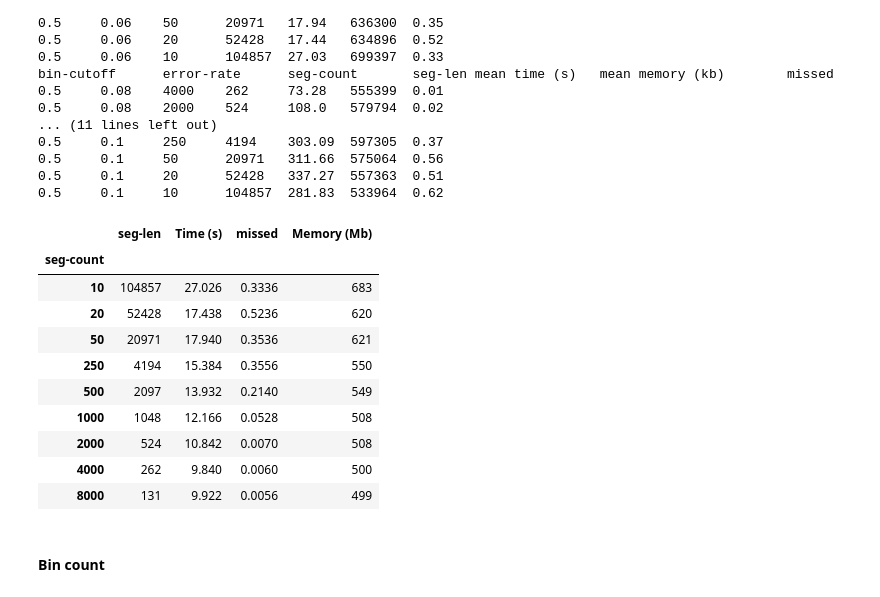
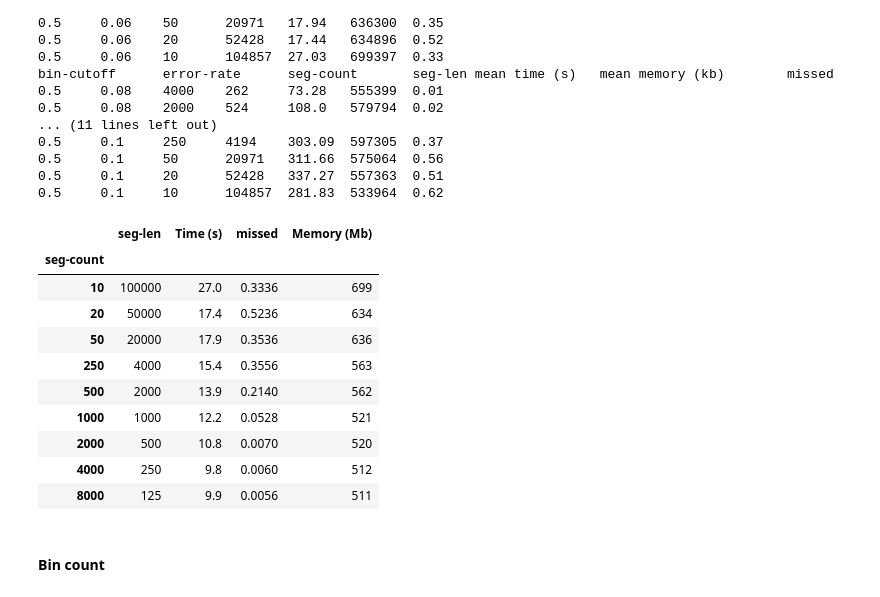
Before and after one commit to eaasna/DREAM-stellar-benchmark, a Jupyter notebook: work-python/markov/Distribution granularity.ipynb, the cells around one changed output. Saved outputs shown, nothing was run; the diff lists cells and outputs as text; code cells hidden in the pictures.

```diff
--- a/work-python/markov/Distribution granularity.ipynb
+++ b/work-python/markov/Distribution granularity.ipynb
@@ -136,2 +229,6 @@ df.head()
 # %% [markdown]
 #### Cart parameters
+# %%
+ref_size = "10Mb_equal"
+df = get_no_time_df(ref_size + "/cart_params_test/full_params.log")
+df.head()
@@ -142,16 +259,15 @@ io = df[df["exec-path"] == "build_io"].copy()
 io.drop(["adapt_cutoff", "errors", "exec-path", "seg-count", "error-rate"], axis = 1, inplace = True)
 # %%
 data = build.copy()
-#data = data[data["cart-max-capacity"] > 1]
-data["memory-model"] = (data["Memory (kb)"] * 1024 - (ibf_size + 2 * database_size + query_size)).astype(int)
+data["memory-model"] = (data["Memory (kb)"] * 1000 - (ibf_size + 2 * database_size + query_size)).astype(int)
 
 seg_len = query_size / df["seg-count"].iloc[0] + min_len
 kmers_per_segment = int(seg_len - window_size + 1)
 print("kmers_per_segment\t" + str(kmers_per_segment))
 bytes_per_kmer = 8
 data["max-kmer-indexes-size"] = (data["threads"] * data["cart-max-capacity"] * kmers_per_segment * bytes_per_kmer).astype(int)
-data["kmer-indexes-frac"] = np.round(data["max-kmer-indexes-size"] / (data["Memory (kb)"] * 1024), 2)
+data["kmer-indexes-frac"] = np.round(data["max-kmer-indexes-size"] / (data["Memory (kb)"] * 1000), 2)
 data["memory-model"] = np.round(data["memory-model"] - data["max-kmer-indexes-size"])
-data["memory-model-error (%)"] = np.round((data["memory-model"] / (data["Memory (kb)"] * 1024)) * 100, 2)
+data["memory-model-error (%)"] = np.round((data["memory-model"] / (data["Memory (kb)"] * 1000)) * 100, 2)
 data.head()
 # %% [output]
@@ -210,18 +488,21 @@ for t in [1, 4]:
         data = data[data["max-queued-carts"] == 1000]
         data = data.sort_values('cart-max-capacity', ascending=True)
         data = data.groupby('cart-max-capacity').agg('mean')
-        ax[1][j].set_ylim(0, np.max(data["Memory (kb)"]) * 1.2 / 1024)
-        ax[1][j].semilogx(data.index.values, data["Memory (kb)"] / 1024, label = labels[i], color = colors[i])
+        ax[1][j].set_ylim(0, np.max(data["Memory (kb)"]) * 1.2 / 1000)
+        ax[1][j].semilogx(data.index.values, data["Memory (kb)"] / 1000, label = labels[i], color = colors[i])
         ax[0][j].set_xlabel("Cart capacity")
         ax[1][j].set_xlabel("Cart capacity")
         i+=1
     j += 1
 
+ax[0][0].set_title("1 thread")
+ax[0][1].set_title("4 threads")
+
 ax[0][0].set_ylabel("Time (s)")
 ax[1][0].set_ylabel("Memory (Mb)")
 
-ax[0][1].legend(bbox_to_anchor=(1.05, 1), loc='upper left', borderaxespad=0., title = "1 thread")
-ax[1][1].legend(bbox_to_anchor=(1.05, 1), loc='upper left', borderaxespad=0., title = "4 threads")
+ax[0][1].legend(bbox_to_anchor=(1.05, 1), loc='upper left', borderaxespad=0.)
+ax[1][1].legend(bbox_to_anchor=(1.05, 1), loc='upper left', borderaxespad=0.)
 
 #fig.suptitle(r"Searching 10k $\epsilon$(50, 3)-matches between 100Mb reference and 1Mb query")
 fig.tight_layout()  # otherwise the right y-label is slightly clipped
@@ -291,8 +572,8 @@ for t in [4]:
     io.drop(["adapt_cutoff", "errors", "exec-path", "seg-count", "error-rate"], axis = 1, inplace = True)
 
     col = "Memory (kb)"
-    io[col] = io[col] / 1024
-    build[col] = build[col] / 1024
+    io[col] = io[col] / 1000
+    build[col] = build[col] / 1000
     plot_cols(io, ax[1][0], col, CB_color_cycle[5], "in-memory")
     plot_cols(build, ax[1][1], col, CB_color_cycle[4], "on-demand")
 
@@ -417,22 +697,24 @@ bin-cutoff      error-rate      seg-count       seg-len mean time (s)   mean mem
 # %%
 d = dataframes[0][["seg-count", "seg-len", "Time (s)", "Memory (kb)", "missed"]]
 d = d.groupby('seg-count').agg('mean')
+d["seg-len"] = d["seg-len"] * 1000000 / 1024 / 1024 + 1
 d["seg-len"] = d["seg-len"].astype(int)
-d["Memory (Mb)"] = (d["Memory (kb)"] / 1024).astype(int)
+d["Memory (Mb)"] = (d["Memory (kb)"] / 1000).astype(int)
+d = d.round({"Time (s)" : 1, "missed" : 4})
 d.drop(["Memory (kb)"], axis = 1, inplace = True)
 d
 # %% [output]
 |  | seg-len | Time (s) | missed | Memory (Mb) |
 | seg-count |  |  |  |  |
-| 10 | 104857 | 27.026 | 0.3336 | 683 |
-| 20 | 52428 | 17.438 | 0.5236 | 620 |
-| 50 | 20971 | 17.940 | 0.3536 | 621 |
-| 250 | 4194 | 15.384 | 0.3556 | 550 |
-| 500 | 2097 | 13.932 | 0.2140 | 549 |
-| 1000 | 1048 | 12.166 | 0.0528 | 508 |
-| 2000 | 524 | 10.842 | 0.0070 | 508 |
-| 4000 | 262 | 9.840 | 0.0060 | 500 |
-| 8000 | 131 | 9.922 | 0.0056 | 499 |
+| 10 | 100000 | 27.0 | 0.3336 | 699 |
+| 20 | 50000 | 17.4 | 0.5236 | 634 |
+| 50 | 20000 | 17.9 | 0.3536 | 636 |
+| 250 | 4000 | 15.4 | 0.3556 | 563 |
+| 500 | 2000 | 13.9 | 0.2140 | 562 |
+| 1000 | 1000 | 12.2 | 0.0528 | 521 |
+| 2000 | 500 | 10.8 | 0.0070 | 520 |
+| 4000 | 250 | 9.8 | 0.0060 | 512 |
+| 8000 | 125 | 9.9 | 0.0056 | 511 |
 # %% [markdown]
 #### Bin count
 # %%
```
Also changed, not shown: parts of 23 cells of this notebook, 1 other file.
